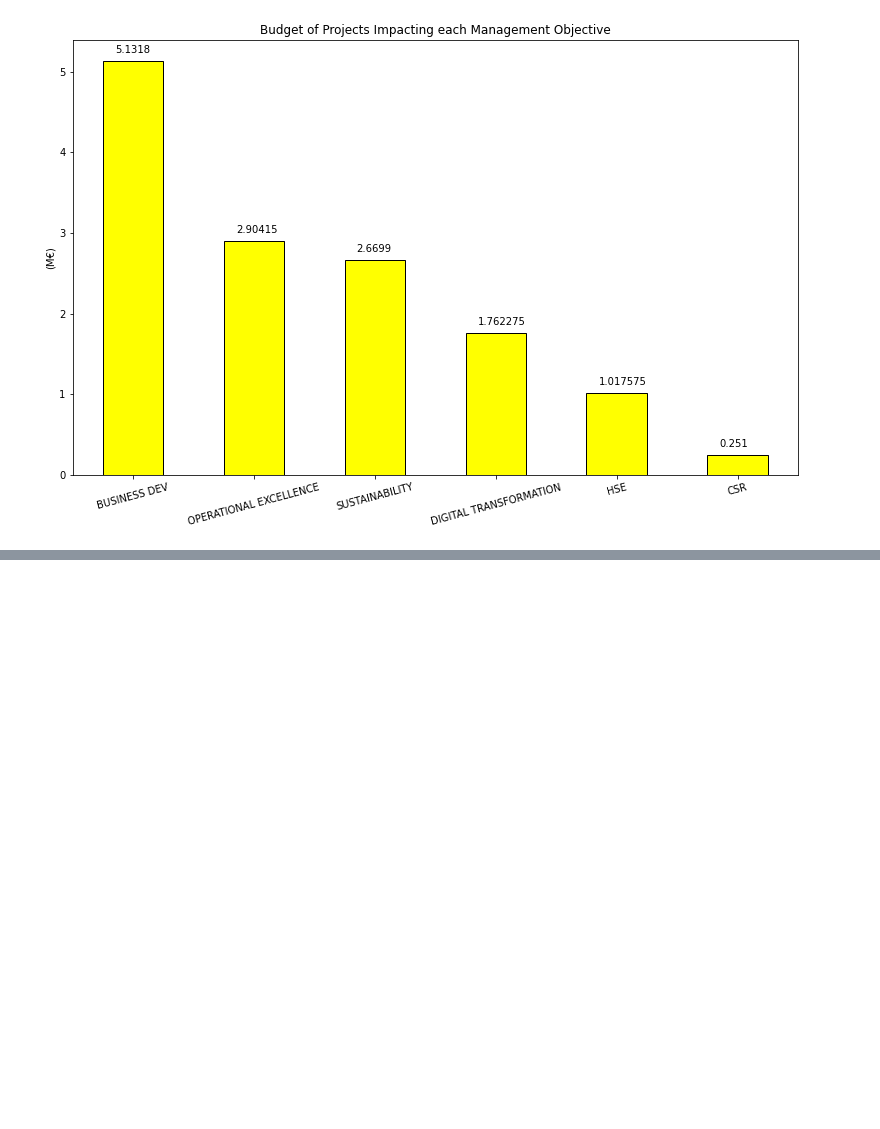
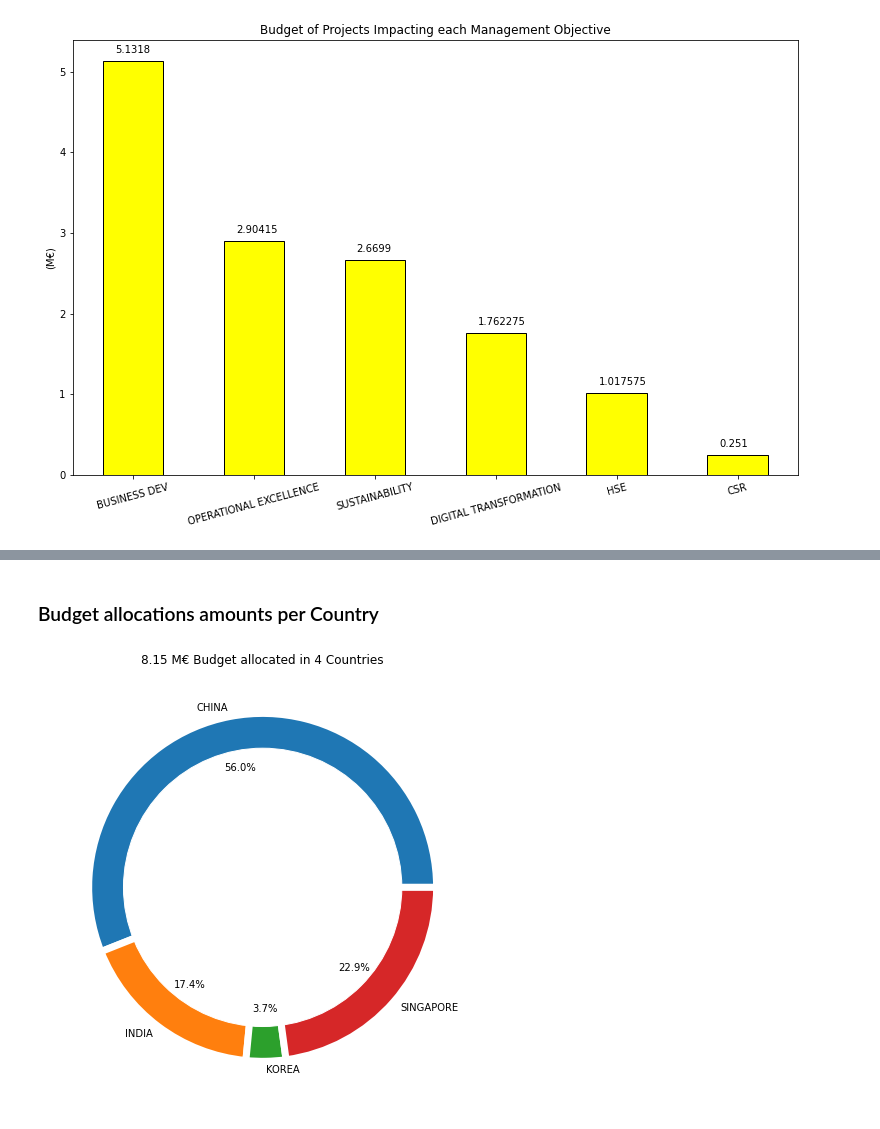
Before and after one commit to lordAaron0121/Supply-Chain-Optimization, a Jupyter notebook: Budget Planning Automation/Automate budget planning .ipynb, the cells around one changed output, grey strips where cells are left out. Saved outputs shown, nothing was run; the diff lists cells and outputs as text; code cells hidden in the pictures; blank space fills up the shorter version.

```diff
--- a/Budget Planning Automation/Automate budget planning .ipynb
+++ b/Budget Planning Automation/Automate budget planning .ipynb
@@ -125,0 +213,18 @@ plt.show()
+# %% [markdown]
+### Budget allocations amounts per Country
+# %%
+df_budg = pd.DataFrame(df_result.groupby(['COUNTRY'])['TOTAL'].sum()/1e6).round(2)
+my_circle = plt.Circle( (0,0), 0.8, color='white')
+df_budg.plot.pie(figsize=(8, 8), y='TOTAL', legend= False, pctdistance=0.7,
+                                          autopct='%1.1f%%', labeldistance=1.05,
+                                          wedgeprops = { 'linewidth' : 7, 'edgecolor' : 'white' })
+plt.xlabel('Business Vertical')
+plt.ylabel('(M€)')
+plt.title('{:.2f} M€ Budget allocated in 4 Countries'.format(df_p['TOTAL'].sum()/1e6))
+
+p = plt.gcf()
+p.gca().add_artist(my_circle)
+plt.axis('off')
+plt.show()
+# %% [output]
+[figure, added]
```
Also changed, not shown: parts of 20 cells of this notebook.
